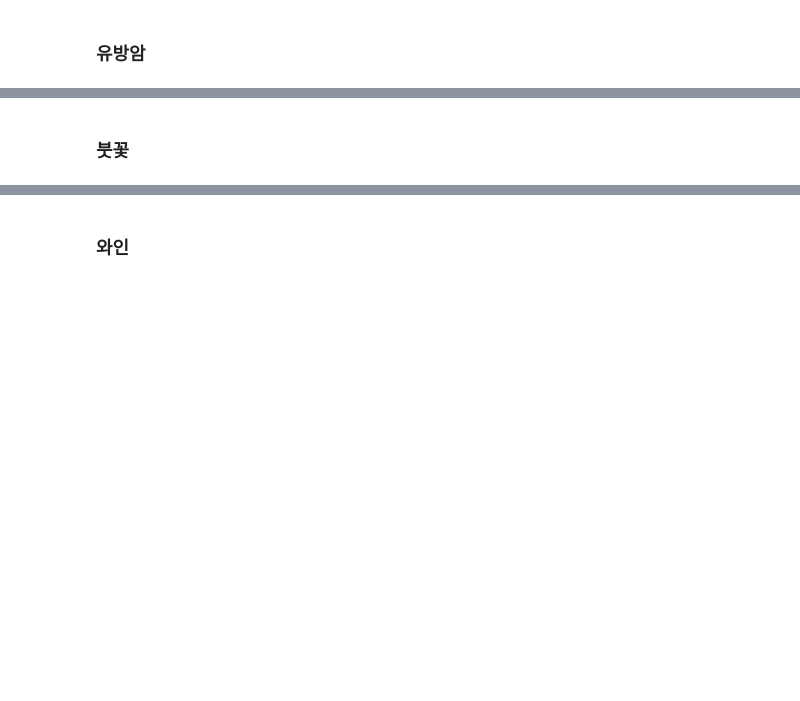
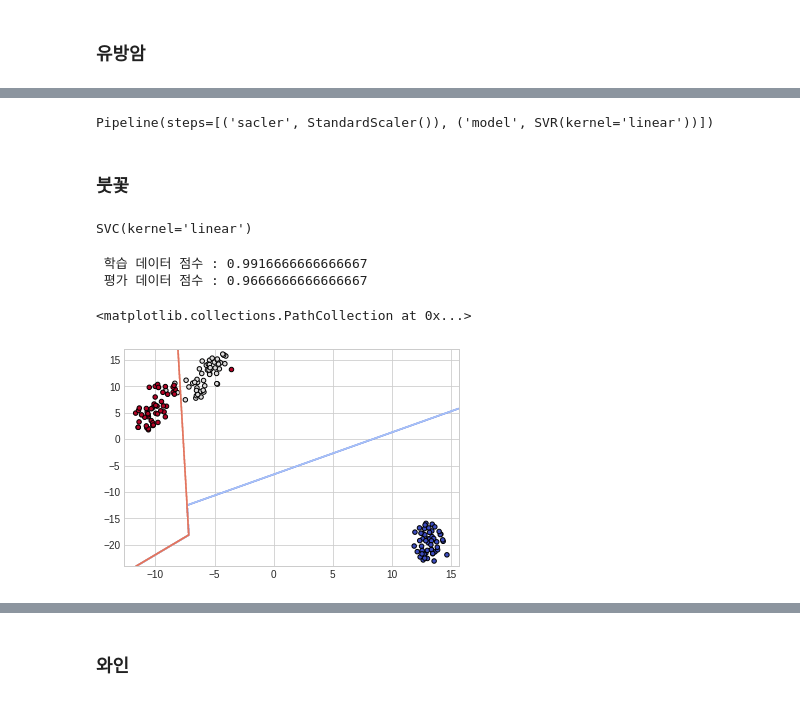
Before and after one commit to Tom-Jung/Suanlab_example, a Jupyter notebook: _5_서포트_벡터_머신(Support_Vector_Machines).ipynb, the cells around one changed output, grey strips where cells are left out. Drawn from its saved outputs; the diff is of its cells as text; code cells hidden in the pictures; blank space fills up the shorter version.

```diff
--- a/_5_서포트_벡터_머신(Support_Vector_Machines).ipynb
+++ b/_5_서포트_벡터_머신(Support_Vector_Machines).ipynb
@@ -732,2 +820,37 @@ print(" 평가 데이터 점수 : {}".format(model.score(X_test, y_test)))
+# %%
+gs.best_estimator_
+# %% [output]
+Pipeline(steps=[('sacler', StandardScaler()), ('model', SVR(kernel='linear'))])
 # %% [markdown]
 ### 붓꽃
+# %%
+X, y=load_iris(return_X_y=True)
+X_train, X_test, y_train, y_test = train_test_split(X, y, test_size=0.2)
+# %%
+scaler = StandardScaler()
+scaler.fit(X_train)
+X_train = scaler.transform(X_train)
+X_test = scaler.transform(X_test)
+# %%
+model = SVC(kernel='linear')
+model.fit(X_train, y_train)
+# %% [output]
+SVC(kernel='linear')
+# %%
+print(" 학습 데이터 점수 : {}".format(model.score(X_train, y_train)))
+print(" 평가 데이터 점수 : {}".format(model.score(X_test, y_test)))
+# %% [output]
+ 학습 데이터 점수 : 0.9916666666666667
+ 평가 데이터 점수 : 0.9666666666666667
+# %%
+X_comp = TSNE(n_components=2).fit_transform(X)
+X0, X1 = X_comp[:,0], X_comp[:,1]
+xx, yy = make_meshgrid(X0,X1)
+# %%
+model.fit(X_comp,y)
+
+plot_contours(model, xx, yy, cmap=plt.cm.coolwarm, alpha=0.7)
+plt.scatter(X0,X1,c=y,cmap=plt.cm.coolwarm, s=20, edgecolors='k')
+# %% [output]
+<matplotlib.collections.PathCollection at 0x...>
+[figure, added]
```
Also changed, not shown: parts of 49 cells of this notebook.
